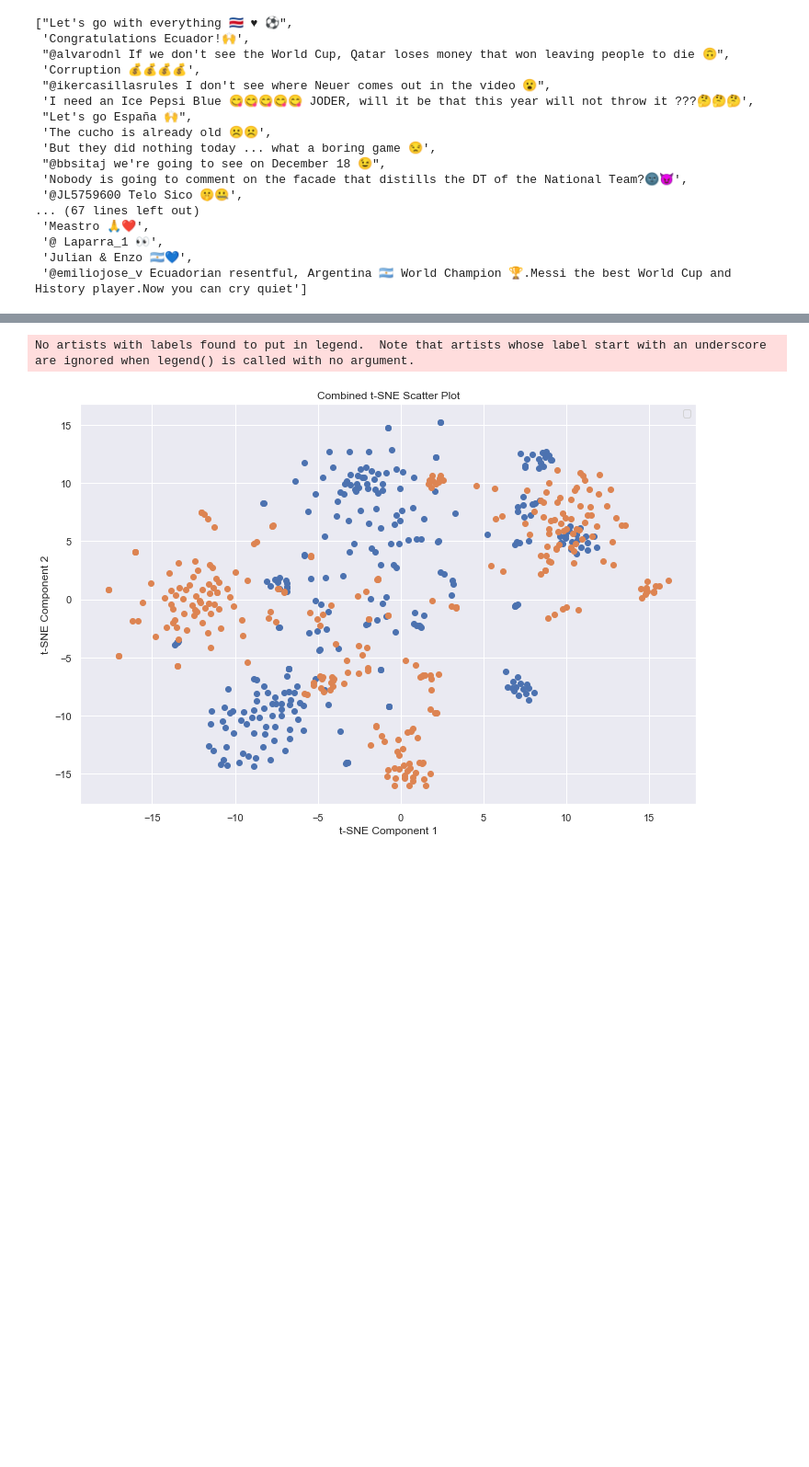
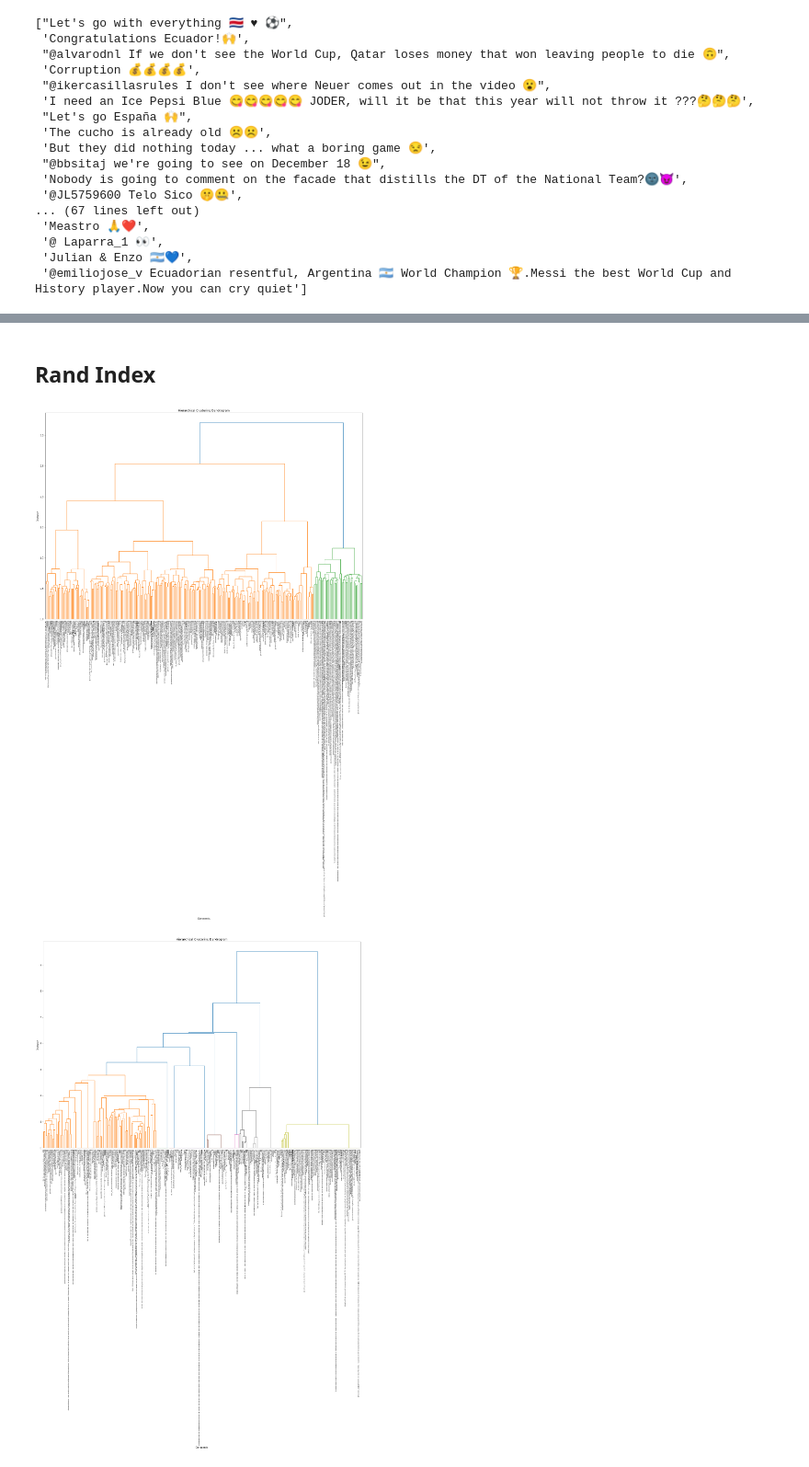
Before and after one commit to yuhsin-huang/EmojiResearch-WorldCup2022, a Jupyter notebook: 07- Hierarchical Clustering.ipynb, the cells around one changed output, grey strips where cells are left out. Shown at 92% size. Cells and saved outputs as stored; diff of their text form; code cells hidden in the pictures; blank space fills up the shorter version.

Commit message:
interactive plot and calculate rand index🎭

```diff
--- a/07- Hierarchical Clustering.ipynb
+++ b/07- Hierarchical Clustering.ipynb
@@ -564,21 +568,27 @@ both_df = pd.concat([en_df, es_df], axis=0)
 # %%
-def visualize_combined_tsne(embeddings1, embeddings2, cluster_labels1, cluster_labels2):
-    tsne = TSNE(n_components=2, random_state=42)
-    embeddings1_tsne = tsne.fit_transform(embeddings1)
-    embeddings2_tsne = tsne.fit_transform(embeddings2)
+# def visualize_combined_tsne(embeddings1, embeddings2, cluster_labels1, cluster_labels2):
+#     tsne = TSNE(n_components=2, random_state=42)
+#     embeddings1_tsne = tsne.fit_transform(embeddings1)
+#     embeddings2_tsne = tsne.fit_transform(embeddings2)
 
-    plt.figure(figsize=(12, 8))
+#     plt.figure(figsize=(12, 8))
 
-    plt.scatter(embeddings1_tsne[:, 0], embeddings1_tsne[:, 1])
-    plt.scatter(embeddings2_tsne[:, 0], embeddings2_tsne[:, 1])
+#     plt.scatter(embeddings1_tsne[:, 0], embeddings1_tsne[:, 1])
+#     plt.scatter(embeddings2_tsne[:, 0], embeddings2_tsne[:, 1])
 
-    plt.title('Combined t-SNE Scatter Plot')
-    plt.xlabel('t-SNE Component 1')
-    plt.ylabel('t-SNE Component 2')
-    plt.legend()
-    plt.show()
+#     plt.title('Combined t-SNE Scatter Plot')
+#     plt.xlabel('t-SNE Component 1')
+#     plt.ylabel('t-SNE Component 2')
+#     plt.legend()
+#     plt.show()
 
-visualize_combined_tsne(en_embeddings, es_embeddings, en_cluster_labels, es_cluster_labels)
+# visualize_combined_tsne(en_embeddings, es_embeddings, en_cluster_labels, es_cluster_labels)
-# %% [output]
-No artists with labels found to put in legend.  Note that artists whose label start with an underscore are ignored when legend() is called with no argument.
-[figure, removed]
+# %% [markdown]
+## Rand Index
+# %%
+# Hierarchical clustering on text and emoji
+en_text_linkage_matrix, en_text_mean_silhouette, en_text_cluster_labels = apply_hierarchical_clustering(en_text_array, en_df)
+en_emoji_linkage_matrix, en_emoji_mean_silhouette, en_emoji_cluster_labels = apply_hierarchical_clustering(en_emoji_array, en_df)
+# %% [output]
+[figure, added]
+[figure, added]
```
Also changed, not shown: parts of 23 cells of this notebook, 1 other file.
